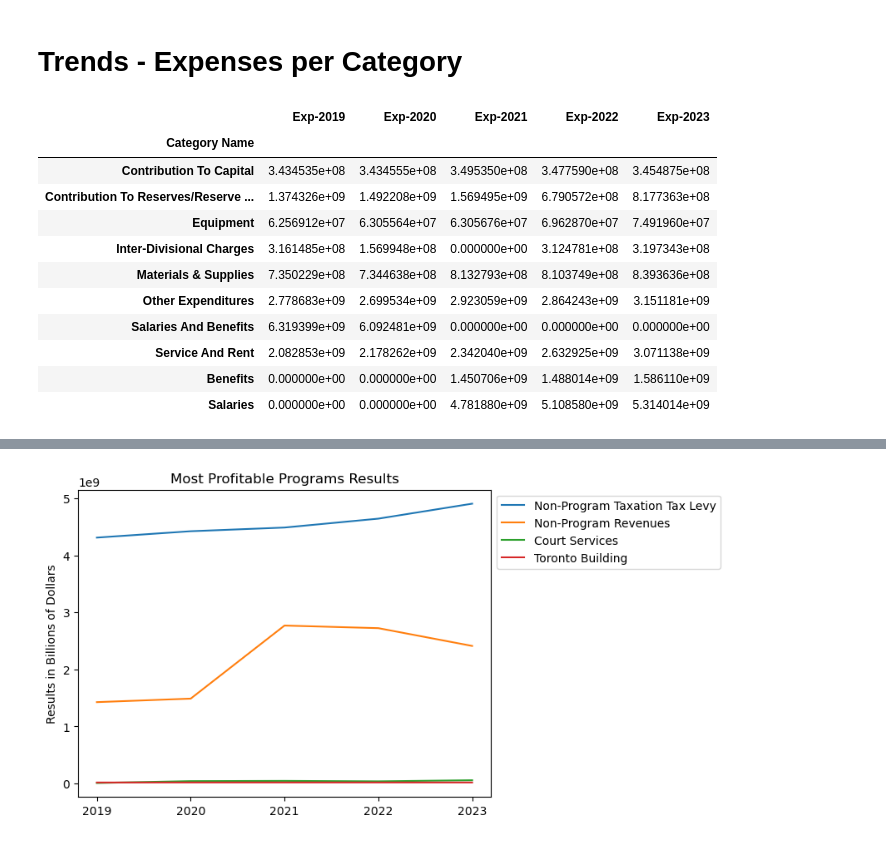
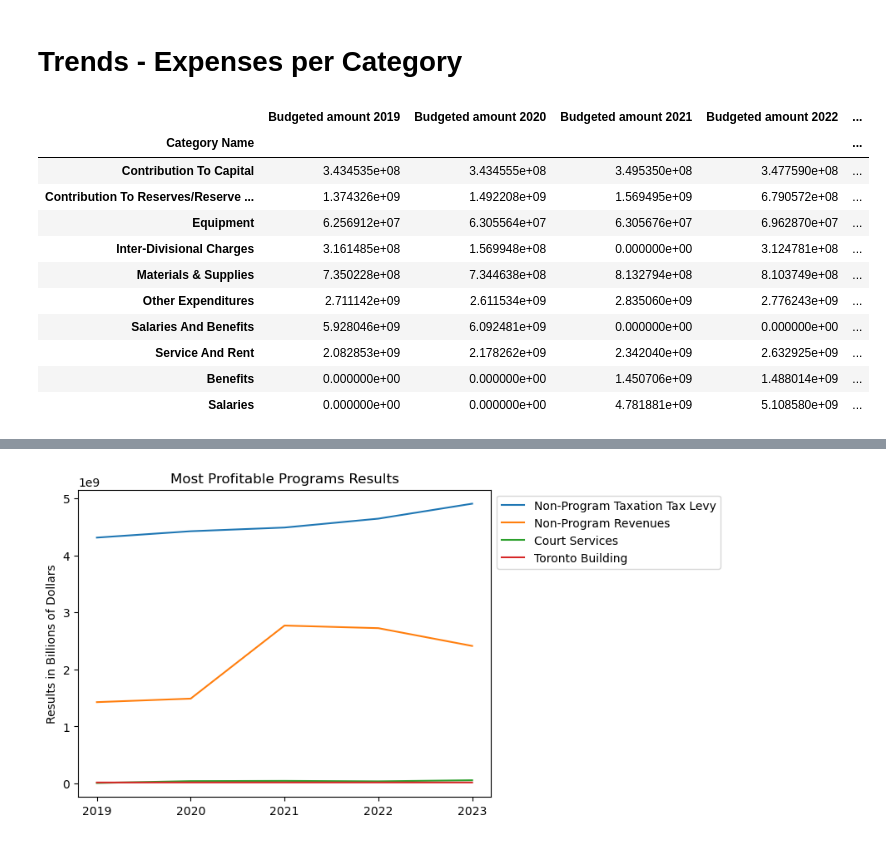
Before and after one commit to aayushgambhir2023/DA-Project-1, a Jupyter notebook: City of Toronto Budget Analysis - Trends.ipynb, the cells around one changed output, grey strips where cells are left out. Saved outputs shown, nothing was run; the diff lists cells and outputs as text; code cells hidden in the pictures.

```diff
--- a/City of Toronto Budget Analysis - Trends.ipynb
+++ b/City of Toronto Budget Analysis - Trends.ipynb
@@ -244,35 +155,35 @@ Within the group with lower impact on the overall revenue, Federal Subsidies can
 # Trends - Expenses per Category
 # %%
 #Create DataFrames with summed values by Category
-exp_category_2019_lg = pd.DataFrame(budget_2019_lg.groupby("Category Name")["Exp-2019"].sum().round(2))
-exp_category_2020_lg = pd.DataFrame(budget_2020_lg.groupby("Category Name")["Exp-2020"].sum().round(2))
-exp_category_2021_lg = pd.DataFrame(budget_2021_lg.groupby("Category Name")["Exp-2021"].sum().round(2))
-exp_category_2022_lg = pd.DataFrame(budget_2022_lg.groupby("Category Name")["Exp-2022"].sum().round(2))
-exp_category_2023_lg = pd.DataFrame(budget_2023_lg.groupby("Category Name")["Exp-2023"].sum().round(2))
+exp_category_2019 = pd.DataFrame(budget2019_df_exp.groupby("Category Name")["Budgeted amount 2019"].sum().round(2))
+exp_category_2020 = pd.DataFrame(budget2020_df_exp.groupby("Category Name")["Budgeted amount 2020"].sum().round(2))
+exp_category_2021 = pd.DataFrame(budget2021_df_exp.groupby("Category Name")["Budgeted amount 2021"].sum().round(2))
+exp_category_2022 = pd.DataFrame(budget2022_df_exp.groupby("Category Name")["Budgeted amount 2022"].sum().round(2))
+exp_category_2023 = pd.DataFrame(budget2023_df_exp.groupby("Category Name")["Budgeted amount 2023"].sum().round(2))
 
 #Create Main DataFrame with revenue by category for all 5 years
-exp_category_timeline_lg = pd.merge(exp_category_2019_lg, exp_category_2020_lg, on="Category Name", how="outer")
-exp_category_timeline_lg = pd.merge(exp_category_timeline_lg, exp_category_2021_lg, on="Category Name", how="outer")
-exp_category_timeline_lg = pd.merge(exp_category_timeline_lg, exp_category_2022_lg, on="Category Name", how="outer")
-exp_category_timeline_lg = pd.merge(exp_category_timeline_lg, exp_category_2023_lg, on="Category Name", how="outer")
+exp_category_timeline = pd.merge(exp_category_2019, exp_category_2020, on="Category Name", how="outer")
+exp_category_timeline = pd.merge(exp_category_timeline, exp_category_2021, on="Category Name", how="outer")
+exp_category_timeline = pd.merge(exp_category_timeline, exp_category_2022, on="Category Name", how="outer")
+exp_category_timeline = pd.merge(exp_category_timeline, exp_category_2023, on="Category Name", how="outer")
 
 #Clean on null values
-exp_category_timeline_lg = exp_category_timeline_lg.fillna(0.00)
-exp_category_timeline_lg = pd.DataFrame(exp_category_timeline_lg.loc[(exp_category_timeline_lg["Exp-2019"] > 0.00)|(exp_category_timeline_lg["Exp-2020"] > 0.00)|(exp_category_timeline_lg["Exp-2021"] > 0.00)|(exp_category_timeline_lg["Exp-2022"] > 0.00)|(exp_category_timeline_lg["Exp-2023"] > 0.00),:])
+exp_category_timeline = exp_category_timeline.fillna(0.00)
+exp_category_timeline = pd.DataFrame(exp_category_timeline.loc[(exp_category_timeline["Budgeted amount 2019"] > 0.00)|(exp_category_timeline["Budgeted amount 2020"] > 0.00)|(exp_category_timeline["Budgeted amount 2021"] > 0.00)|(exp_category_timeline["Budgeted amount 2022"] > 0.00)|(exp_category_timeline["Budgeted amount 2023"] > 0.00),:])
 
-exp_category_timeline_lg
+exp_category_timeline
 # %% [output]
-|  | Exp-2019 | Exp-2020 | Exp-2021 | Exp-2022 | Exp-2023 |
-| Category Name |  |  |  |  |  |
-| Contribution To Capital | 3.434535e+08 | 3.434555e+08 | 3.495350e+08 | 3.477590e+08 | 3.454875e+08 |
-| Contribution To Reserves/Reserve ... | 1.374326e+09 | 1.492208e+09 | 1.569495e+09 | 6.790572e+08 | 8.177363e+08 |
-| Equipment | 6.256912e+07 | 6.305564e+07 | 6.305676e+07 | 6.962870e+07 | 7.491960e+07 |
-| Inter-Divisional Charges | 3.161485e+08 | 1.569948e+08 | 0.000000e+00 | 3.124781e+08 | 3.197343e+08 |
-| Materials & Supplies | 7.350229e+08 | 7.344638e+08 | 8.132793e+08 | 8.103749e+08 | 8.393636e+08 |
-| Other Expenditures | 2.778683e+09 | 2.699534e+09 | 2.923059e+09 | 2.864243e+09 | 3.151181e+09 |
-| Salaries And Benefits | 6.319399e+09 | 6.092481e+09 | 0.000000e+00 | 0.000000e+00 | 0.000000e+00 |
-| Service And Rent | 2.082853e+09 | 2.178262e+09 | 2.342040e+09 | 2.632925e+09 | 3.071138e+09 |
-| Benefits | 0.000000e+00 | 0.000000e+00 | 1.450706e+09 | 1.488014e+09 | 1.586110e+09 |
-| Salaries | 0.000000e+00 | 0.000000e+00 | 4.781880e+09 | 5.108580e+09 | 5.314014e+09 |
+|  | Budgeted amount 2019 | Budgeted amount 2020 | Budgeted amount 2021 | Budgeted amount 2022 | ... |
+| Category Name |  |  |  |  | ... |
+| Contribution To Capital | 3.434535e+08 | 3.434555e+08 | 3.495350e+08 | 3.477590e+08 | ... |
+| Contribution To Reserves/Reserve ... | 1.374326e+09 | 1.492208e+09 | 1.569495e+09 | 6.790572e+08 | ... |
+| Equipment | 6.256912e+07 | 6.305564e+07 | 6.305676e+07 | 6.962870e+07 | ... |
+| Inter-Divisional Charges | 3.161485e+08 | 1.569948e+08 | 0.000000e+00 | 3.124781e+08 | ... |
+| Materials & Supplies | 7.350228e+08 | 7.344638e+08 | 8.132794e+08 | 8.103749e+08 | ... |
+| Other Expenditures | 2.711142e+09 | 2.611534e+09 | 2.835060e+09 | 2.776243e+09 | ... |
+| Salaries And Benefits | 5.928046e+09 | 6.092481e+09 | 0.000000e+00 | 0.000000e+00 | ... |
+| Service And Rent | 2.082853e+09 | 2.178262e+09 | 2.342040e+09 | 2.632925e+09 | ... |
+| Benefits | 0.000000e+00 | 0.000000e+00 | 1.450706e+09 | 1.488014e+09 | ... |
+| Salaries | 0.000000e+00 | 0.000000e+00 | 4.781881e+09 | 5.108580e+09 | ... |
 # %%
 x_axis = ["2019", "2020", "2021", "2022", "2023" ]
```
Also changed, not shown: parts of 34 cells of this notebook, 8 other files.
